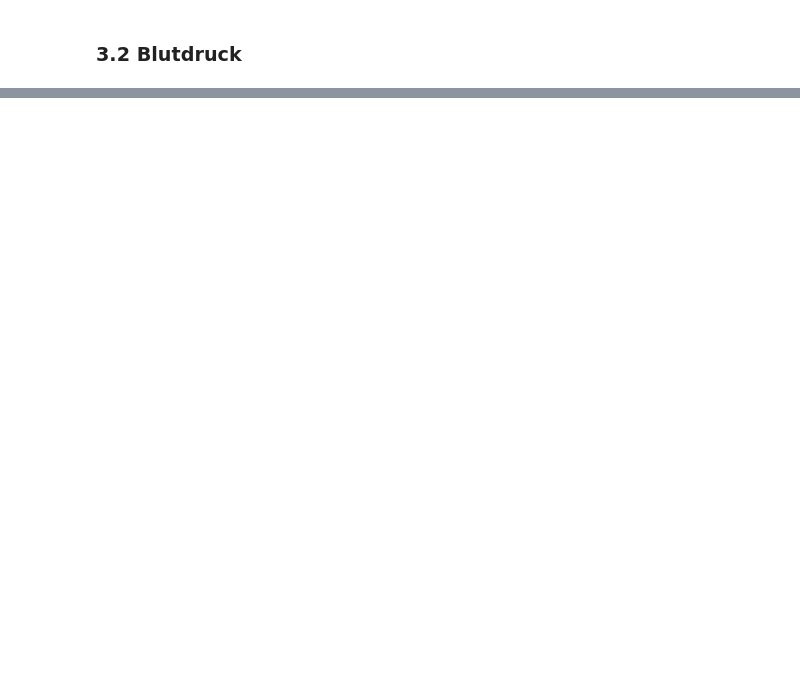
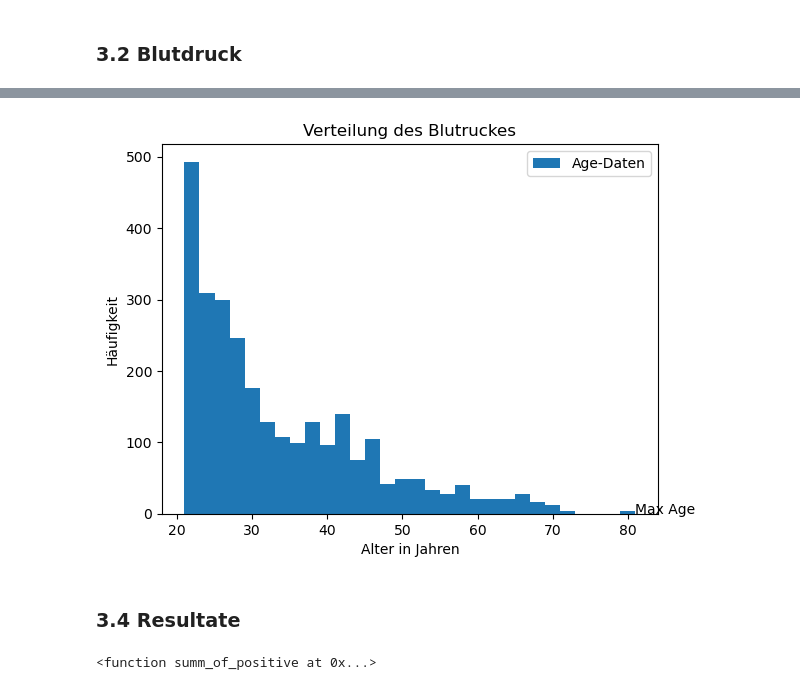
Before and after one commit to febenfasil/BMLD_LNW2, a Jupyter notebook: diabetes.ipynb, the cells around one changed output, grey strips where cells are left out. Drawn from its saved outputs; the diff is of its cells as text; code cells hidden in the pictures; blank space fills up the shorter version.

```diff
--- a/diabetes.ipynb
+++ b/diabetes.ipynb
@@ -91,0 +149,26 @@ df[df["BMI"] != 0]["BMI"].mean()
+# %%
+df["Age"].plot(kind='hist', bins=30)
+
+plt.title('Verteilung des Blutruckes')
+plt.xlabel('Alter in Jahren')
+plt.ylabel('Häufigkeit')
+plt.legend(['Age-Daten'], loc='upper right')
+plt.annotate('Max Age', xy=(df["Age"].max(), 0))
+
+plt.show()
+# %% [output]
+[figure, added]
+# %% [markdown]
+### 3.4 Resultate
+# %%
+def summ_of_positive ():
+    positive = 1
+    for result in df["Outcome"]:
+        if result == 1:
+            positive = positive + 1
+    print(positive)
+
+
+print(summ_of_positive)
+# %% [output]
+<function summ_of_positive at 0x...>
```
Also changed, not shown: parts of 16 cells of this notebook.
